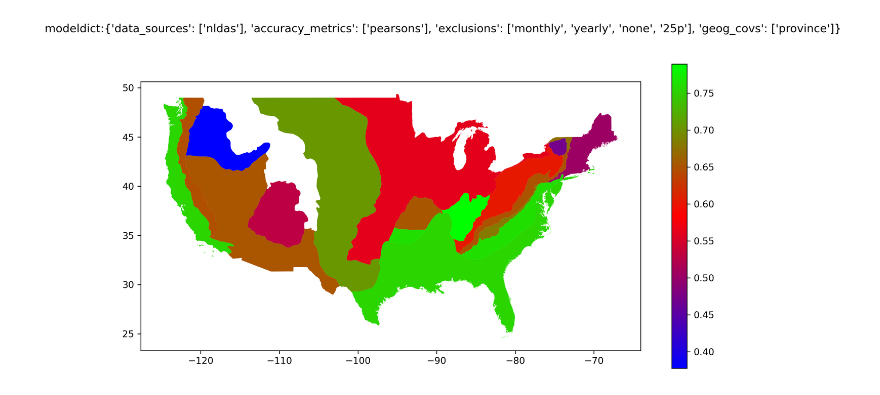
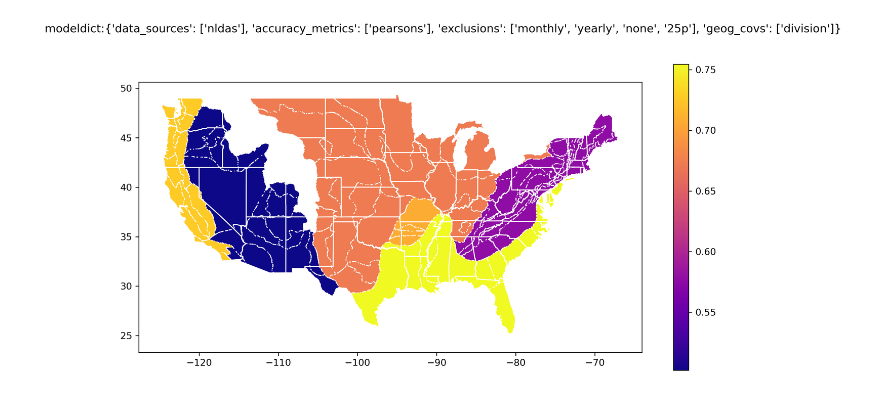
Before and after one commit to quanted/hms-handler, a Jupyter notebook: accuracy.ipynb, the cells around one changed output. Drawn from its saved outputs; the diff is of its cells as text; code cells hidden in the pictures.

Commit message:
state overlay added and maps for division,province, and section

```diff
--- a/accuracy.ipynb
+++ b/accuracy.ipynb
@@ -8,4 +10,5 @@ dt=DataTool()
 # %%
+dt.modeldict['geog_covs']=['division']
 dt.plot_acc_compare()
 # %% [output]
-[figure, old version]
+[figure, new version]
```
Also changed, not shown: parts of 4 cells of this notebook, 1 other file.
